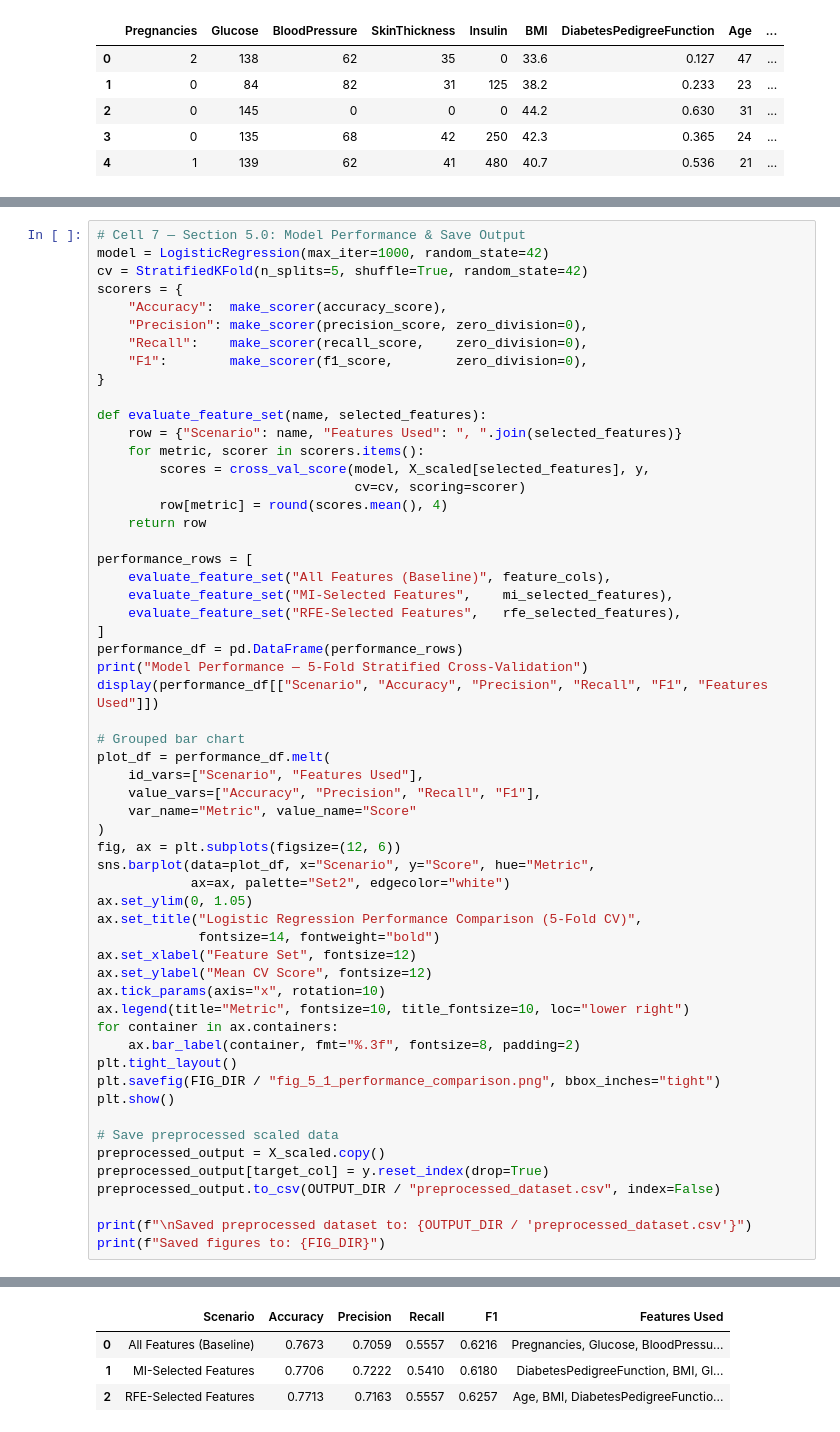
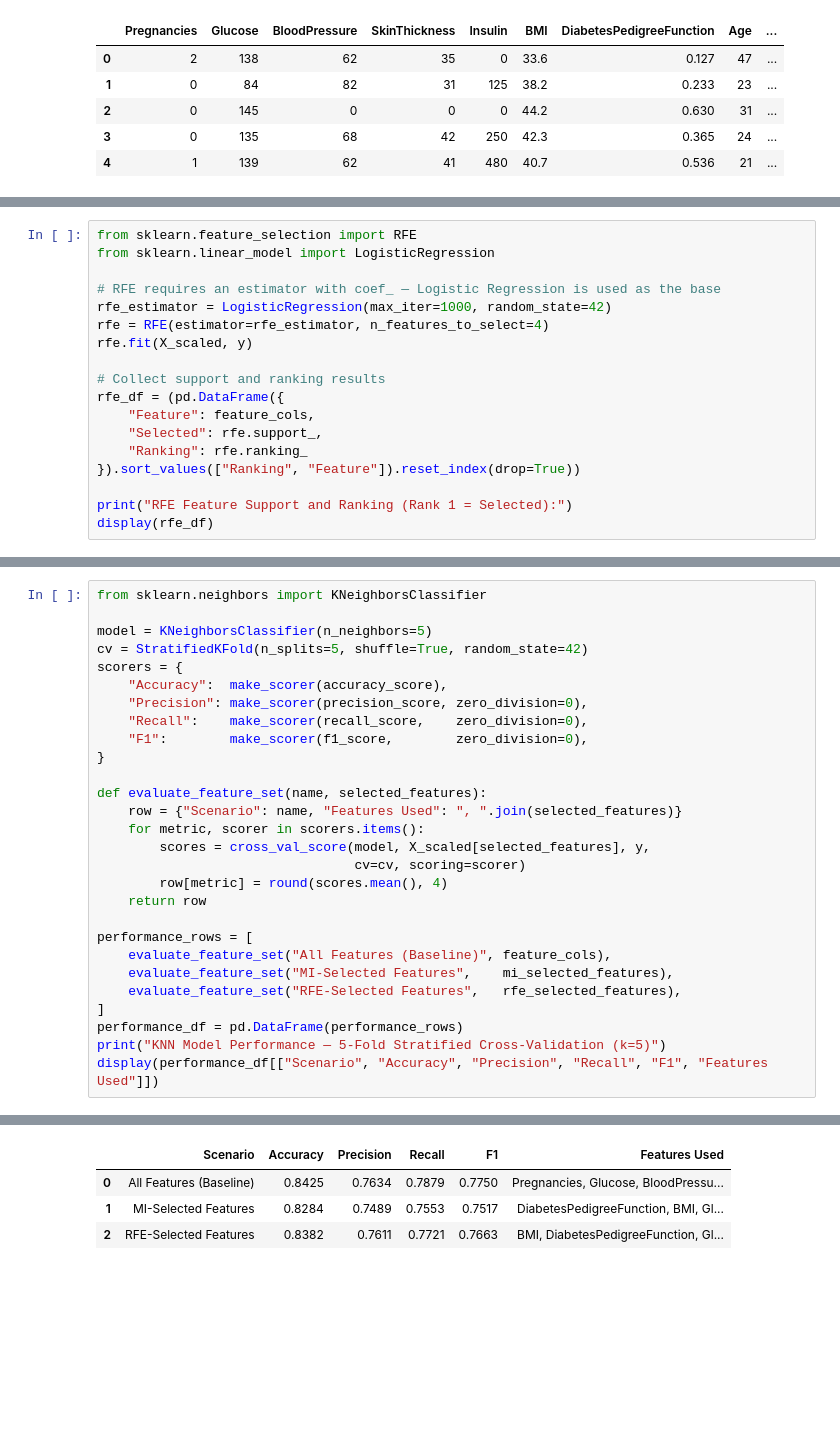
Before and after one commit to CceliaXXx818/diabetes-prediction-feature-selection, a Jupyter notebook: notebook.ipynb, the cells around one changed output, grey strips where cells are left out. Cells and saved outputs as stored; diff of their text form; blank space fills up the shorter version.

```diff
--- a/notebook.ipynb
+++ b/notebook.ipynb
@@ -596,0 +464,18 @@ RFE-selected features: ['Age', 'BMI', 'DiabetesPedigreeFunction', 'Glucose', 'Pr
+# %%
+from sklearn.feature_selection import RFE
+from sklearn.linear_model import LogisticRegression
+
+# RFE requires an estimator with coef_ — Logistic Regression is used as the base
+rfe_estimator = LogisticRegression(max_iter=1000, random_state=42)
+rfe = RFE(estimator=rfe_estimator, n_features_to_select=4)
+rfe.fit(X_scaled, y)
+
+# Collect support and ranking results
+rfe_df = (pd.DataFrame({
+    "Feature": feature_cols,
+    "Selected": rfe.support_,
+    "Ranking": rfe.ranking_
+}).sort_values(["Ranking", "Feature"]).reset_index(drop=True))
+
+print("RFE Feature Support and Ranking (Rank 1 = Selected):")
+display(rfe_df)
@@ -615,6 +540,7 @@ Comparing performance across feature sets shows whether feature selection improv
 # %%
-# Cell 7 — Section 5.0: Model Performance & Save Output
-model = LogisticRegression(max_iter=1000, random_state=42)
+from sklearn.neighbors import KNeighborsClassifier
+
+model = KNeighborsClassifier(n_neighbors=5)
 cv = StratifiedKFold(n_splits=5, shuffle=True, random_state=42)
 scorers = {
     "Accuracy":  make_scorer(accuracy_score),
@@ -637,36 +563,6 @@ performance_rows = [
     evaluate_feature_set("RFE-Selected Features",   rfe_selected_features),
 ]
 performance_df = pd.DataFrame(performance_rows)
-print("Model Performance — 5-Fold Stratified Cross-Validation")
+print("KNN Model Performance — 5-Fold Stratified Cross-Validation (k=5)")
 display(performance_df[["Scenario", "Accuracy", "Precision", "Recall", "F1", "Features Used"]])
-
-# Grouped bar chart
-plot_df = performance_df.melt(
-    id_vars=["Scenario", "Features Used"],
-    value_vars=["Accuracy", "Precision", "Recall", "F1"],
-    var_name="Metric", value_name="Score"
-)
-fig, ax = plt.subplots(figsize=(12, 6))
-sns.barplot(data=plot_df, x="Scenario", y="Score", hue="Metric",
-            ax=ax, palette="Set2", edgecolor="white")
-ax.set_ylim(0, 1.05)
-ax.set_title("Logistic Regression Performance Comparison (5-Fold CV)",
-             fontsize=14, fontweight="bold")
-ax.set_xlabel("Feature Set", fontsize=12)
-ax.set_ylabel("Mean CV Score", fontsize=12)
-ax.tick_params(axis="x", rotation=10)
-ax.legend(title="Metric", fontsize=10, title_fontsize=10, loc="lower right")
-for container in ax.containers:
-    ax.bar_label(container, fmt="%.3f", fontsize=8, padding=2)
-plt.tight_layout()
-plt.savefig(FIG_DIR / "fig_5_1_performance_comparison.png", bbox_inches="tight")
-plt.show()
-
-# Save preprocessed scaled data
-preprocessed_output = X_scaled.copy()
-preprocessed_output[target_col] = y.reset_index(drop=True)
-preprocessed_output.to_csv(OUTPUT_DIR / "preprocessed_dataset.csv", index=False)
-
-print(f"\nSaved preprocessed dataset to: {OUTPUT_DIR / 'preprocessed_dataset.csv'}")
-print(f"Saved figures to: {FIG_DIR}")
 # %% [output]
@@ -674,4 +570,4 @@ Model Performance — 5-Fold Stratified Cross-Validation
 |  | Scenario | Accuracy | Precision | Recall | F1 | Features Used |
-| 0 | All Features (Baseline) | 0.7673 | 0.7059 | 0.5557 | 0.6216 | Pregnancies, Glucose, BloodPressu... |
-| 1 | MI-Selected Features | 0.7706 | 0.7222 | 0.5410 | 0.6180 | DiabetesPedigreeFunction, BMI, Gl... |
-| 2 | RFE-Selected Features | 0.7713 | 0.7163 | 0.5557 | 0.6257 | Age, BMI, DiabetesPedigreeFunctio... |
+| 0 | All Features (Baseline) | 0.8425 | 0.7634 | 0.7879 | 0.7750 | Pregnancies, Glucose, BloodPressu... |
+| 1 | MI-Selected Features | 0.8284 | 0.7489 | 0.7553 | 0.7517 | DiabetesPedigreeFunction, BMI, Gl... |
+| 2 | RFE-Selected Features | 0.8382 | 0.7611 | 0.7721 | 0.7663 | BMI, DiabetesPedigreeFunction, Gl... |
```
Also changed, not shown: parts of 53 cells of this notebook, 12 other files.
